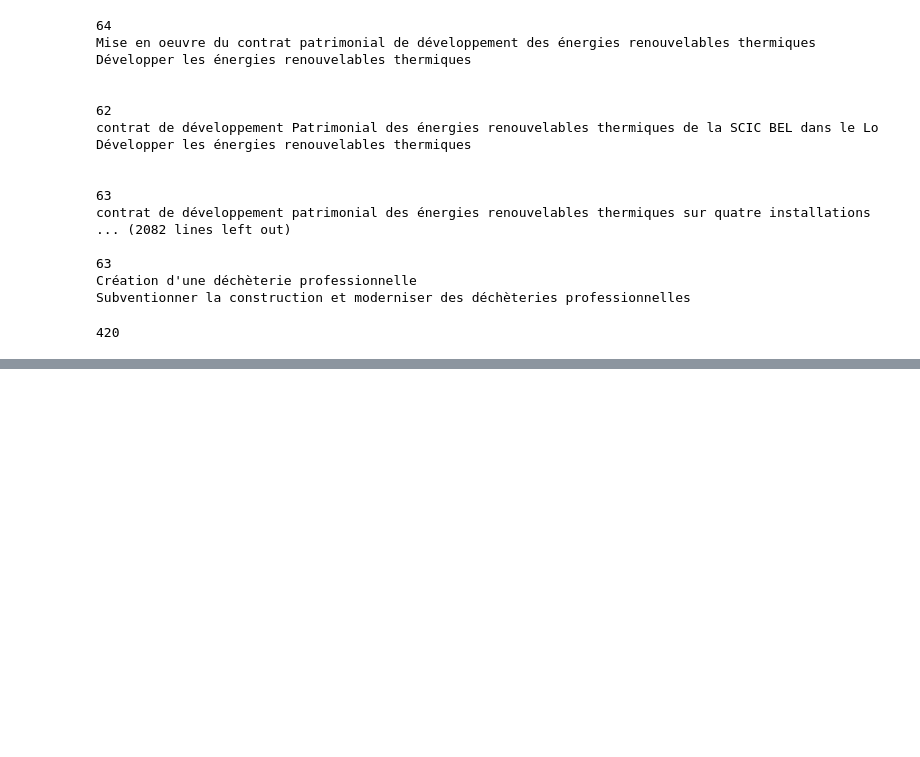
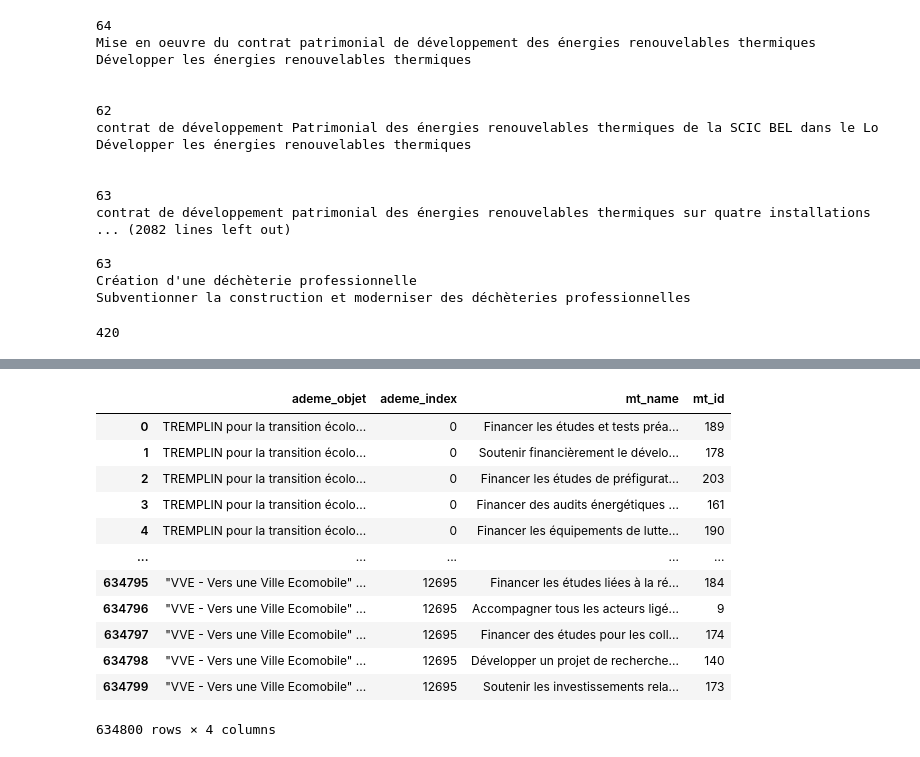
Before and after one commit to dataforgoodfr/offseason_missiontransition_simulateur, a Jupyter notebook: notebooks/Aides_ADEME.ipynb, the cells around one changed output, grey strips where cells are left out. Cells and saved outputs as stored; diff of their text form; code cells hidden in the pictures; blank space fills up the shorter version.

```diff
--- a/notebooks/Aides_ADEME.ipynb
+++ b/notebooks/Aides_ADEME.ipynb
@@ -212,0 +216,25 @@ i
+# %%
+# Data from ademe
+df_ademe_ = pd.DataFrame(data = {"ademe_objet" : df_ademe["objet"], "ademe_index" : df_ademe.index })
+
+# Data from mission transition
+df_mt_ = pd.DataFrame(data = {"mt_name" : df_mt["name"], "mt_id" : df_mt["id"] })
+
+# Product of ademe and mission transition
+df_product = df_ademe_.merge(df_mt_, how='cross')
+# %%
+df_product
+# %% [output]
+|  | ademe_objet | ademe_index | mt_name | mt_id |
+| 0 | TREMPLIN pour la transition écolo... | 0 | Financer les études et tests préa... | 189 |
+| 1 | TREMPLIN pour la transition écolo... | 0 | Soutenir financièrement le dévelo... | 178 |
+| 2 | TREMPLIN pour la transition écolo... | 0 | Financer les études de préfigurat... | 203 |
+| 3 | TREMPLIN pour la transition écolo... | 0 | Financer des audits énergétiques ... | 161 |
+| 4 | TREMPLIN pour la transition écolo... | 0 | Financer les équipements de lutte... | 190 |
+| ... | ... | ... | ... | ... |
+| 634795 | "VVE - Vers une Ville Ecomobile" ... | 12695 | Financer les études liées à la ré... | 184 |
+| 634796 | "VVE - Vers une Ville Ecomobile" ... | 12695 | Accompagner tous les acteurs ligé... | 9 |
+| 634797 | "VVE - Vers une Ville Ecomobile" ... | 12695 | Financer des études pour les coll... | 174 |
+| 634798 | "VVE - Vers une Ville Ecomobile" ... | 12695 | Développer un projet de recherche... | 140 |
+| 634799 | "VVE - Vers une Ville Ecomobile" ... | 12695 | Soutenir les investissements rela... | 173 |
+634800 rows × 4 columns
```
Also changed, not shown: parts of 5 cells of this notebook.
